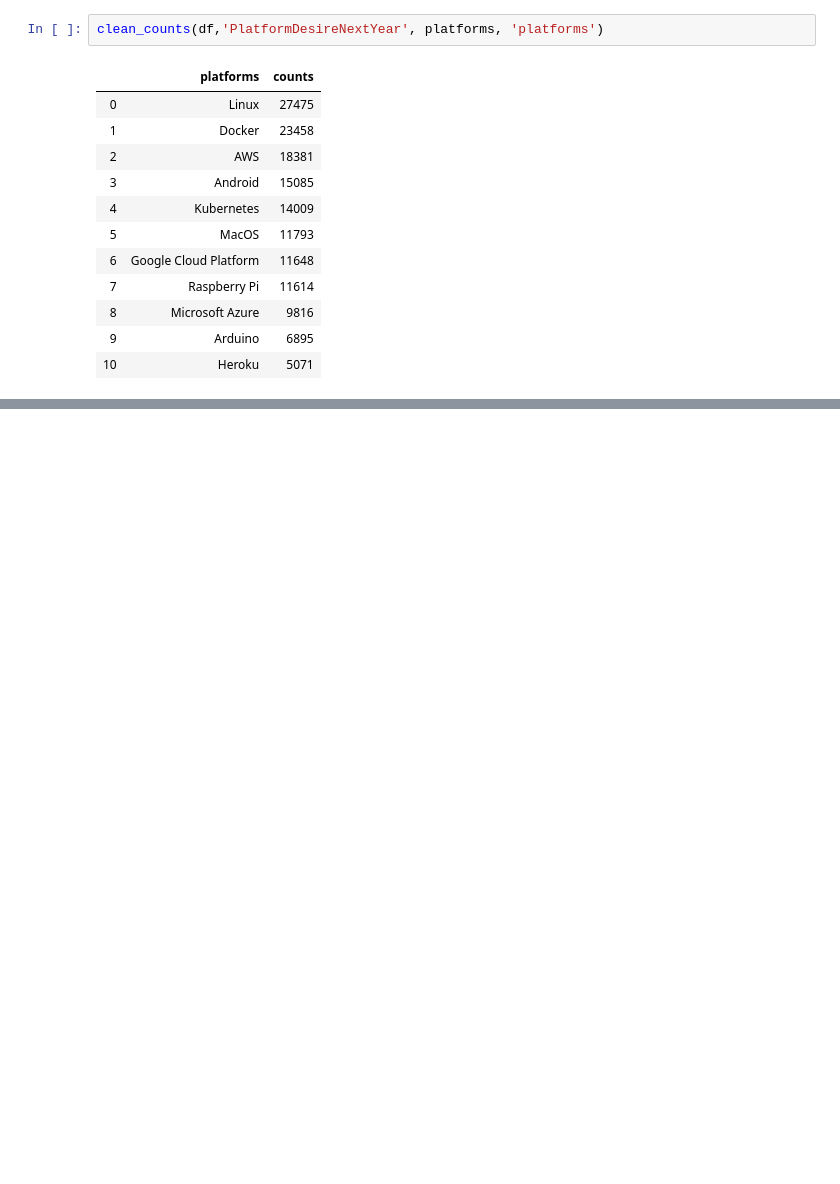
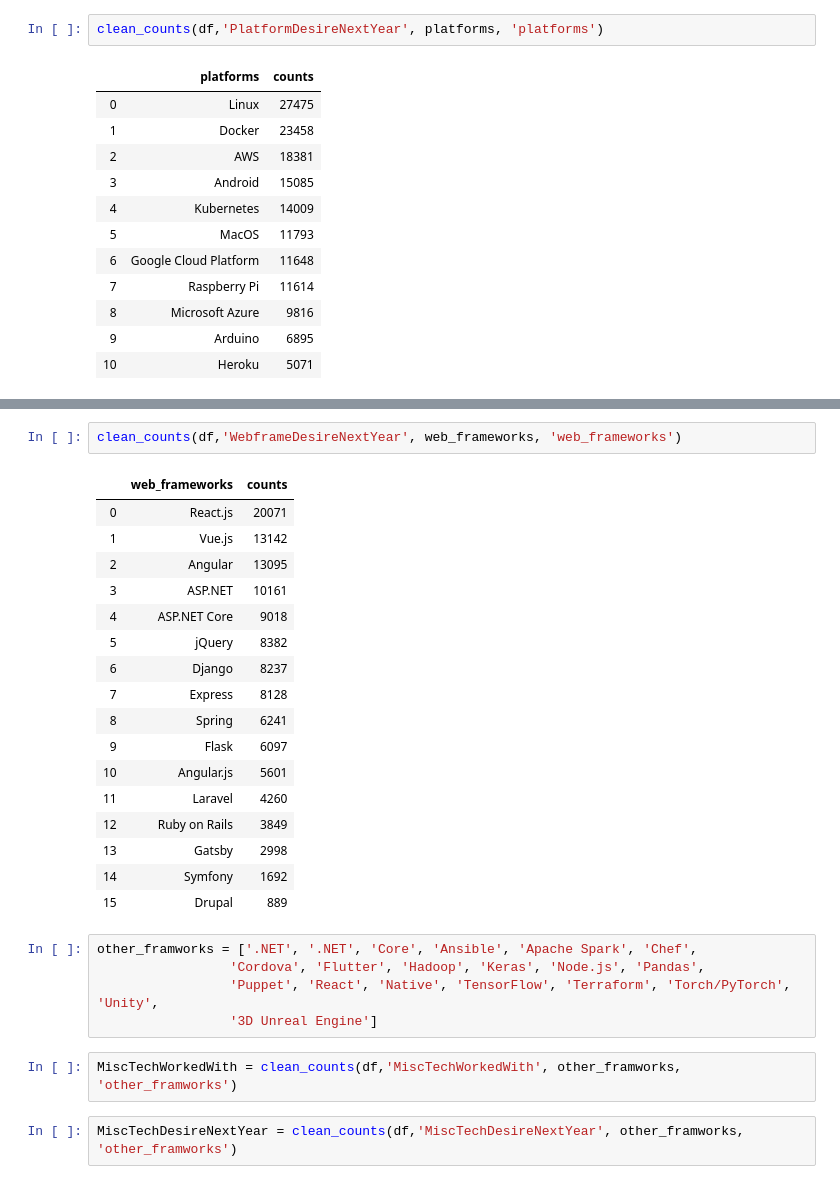
Before and after one commit to hananather/stackoverflow, a Jupyter notebook: Notebook-1.ipynb, the cells around one changed output, grey strips where cells are left out. Cells and saved outputs as stored; diff of their text form; blank space fills up the shorter version.

```diff
--- a/Notebook-1.ipynb
+++ b/Notebook-1.ipynb
@@ -197,0 +220,29 @@ if 'data' or 'Data'in
+# %%
+clean_counts(df,'WebframeDesireNextYear', web_frameworks, 'web_frameworks')
+# %% [output]
+|  | web_frameworks | counts |
+| 0 | React.js | 20071 |
+| 1 | Vue.js | 13142 |
+| 2 | Angular | 13095 |
+| 3 | ASP.NET | 10161 |
+| 4 | ASP.NET Core | 9018 |
+| 5 | jQuery | 8382 |
+| 6 | Django | 8237 |
+| 7 | Express | 8128 |
+| 8 | Spring | 6241 |
+| 9 | Flask | 6097 |
+| 10 | Angular.js | 5601 |
+| 11 | Laravel | 4260 |
+| 12 | Ruby on Rails | 3849 |
+| 13 | Gatsby | 2998 |
+| 14 | Symfony | 1692 |
+| 15 | Drupal | 889 |
+# %%
+other_framworks = ['.NET', '.NET', 'Core', 'Ansible', 'Apache Spark', 'Chef',
+                 'Cordova', 'Flutter', 'Hadoop', 'Keras', 'Node.js', 'Pandas',
+                 'Puppet', 'React', 'Native', 'TensorFlow', 'Terraform', 'Torch/PyTorch', 'Unity',
+                 '3D Unreal Engine']
+# %%
+MiscTechWorkedWith = clean_counts(df,'MiscTechWorkedWith', other_framworks, 'other_framworks')
+# %%
+MiscTechDesireNextYear = clean_counts(df,'MiscTechDesireNextYear', other_framworks, 'other_framworks')
```
Also changed, not shown: parts of 4 cells of this notebook.
